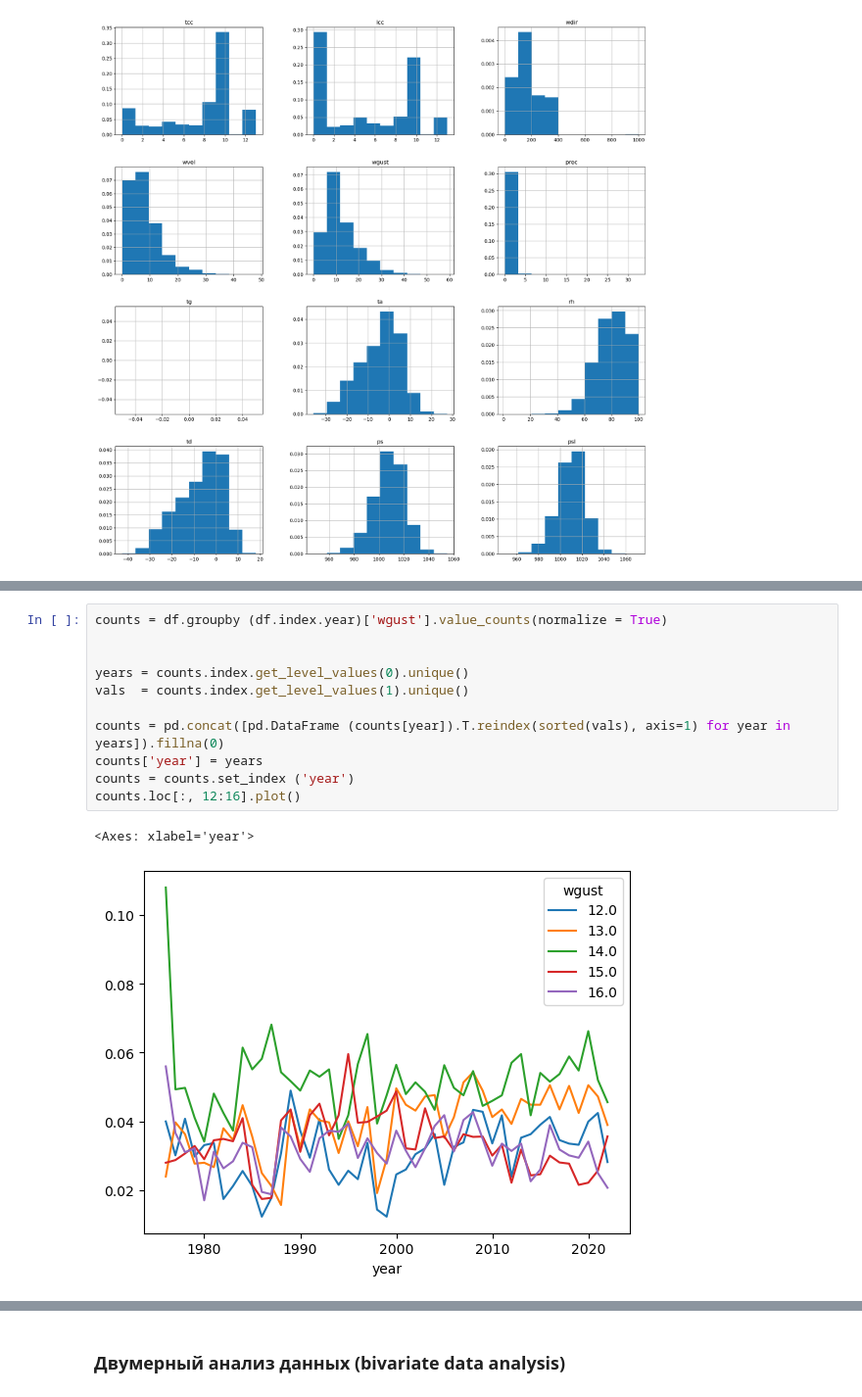
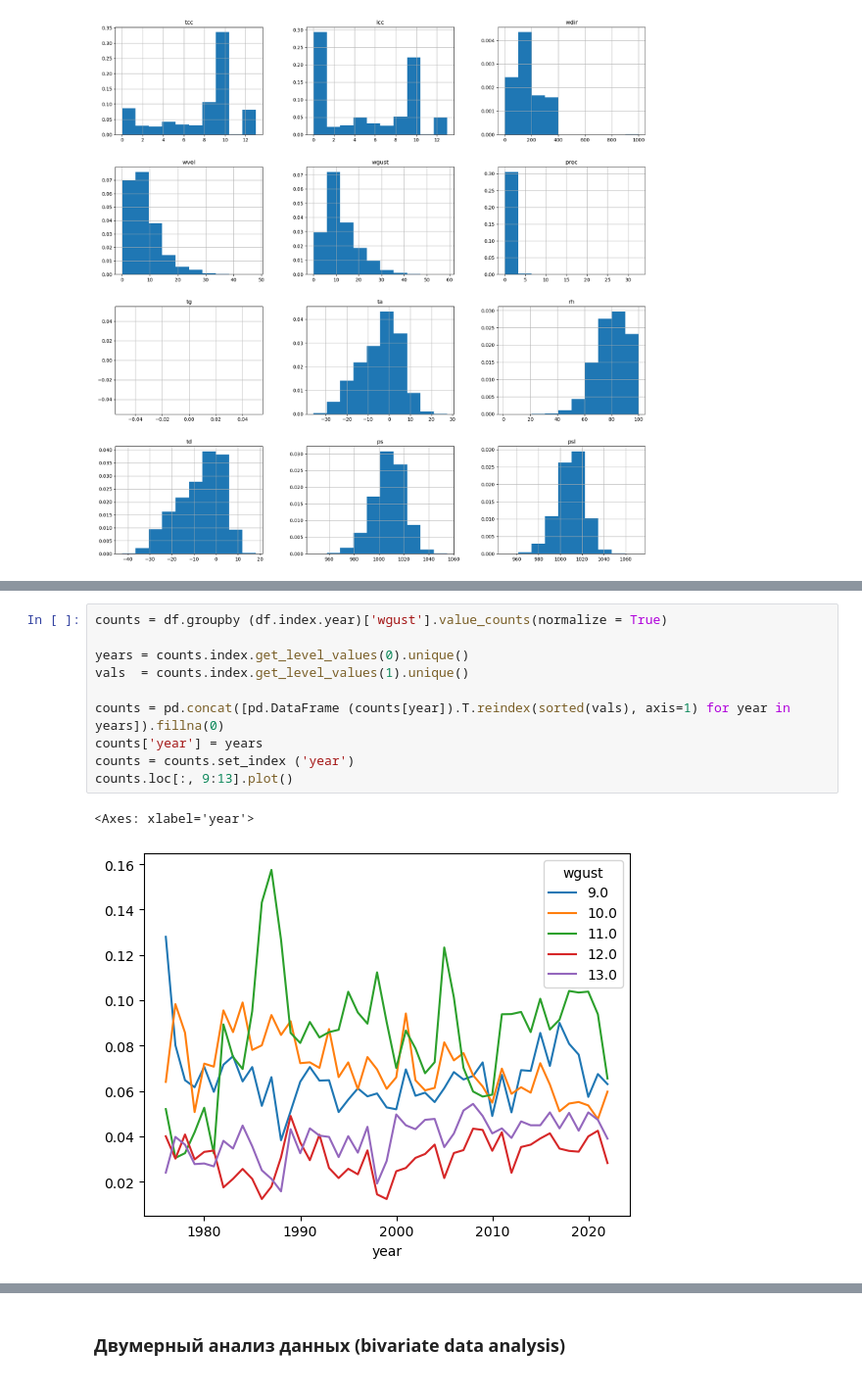
Before and after one commit to mvarentsov/ML4hydromet-2024, a Jupyter notebook: examples/Lect03_EDA_demo.ipynb, the cells around one changed output, grey strips where cells are left out. Shown at 98% size. Cells and saved outputs as stored; diff of their text form.

```diff
--- a/examples/Lect03_EDA_demo.ipynb
+++ b/examples/Lect03_EDA_demo.ipynb
@@ -317,14 +340,13 @@ plt.xlim(0, 40)
 # %%
 counts = df.groupby (df.index.year)['wgust'].value_counts(normalize = True)
-
 
 years = counts.index.get_level_values(0).unique()
 vals  = counts.index.get_level_values(1).unique()
 
 counts = pd.concat([pd.DataFrame (counts[year]).T.reindex(sorted(vals), axis=1) for year in years]).fillna(0)
 counts['year'] = years
 counts = counts.set_index ('year')
-counts.loc[:, 12:16].plot()
+counts.loc[:, 9:13].plot()
 # %% [output]
 <Axes: xlabel='year'>
-[figure, old version]
+[figure, new version]
```
Also changed, not shown: parts of 24 cells of this notebook.
